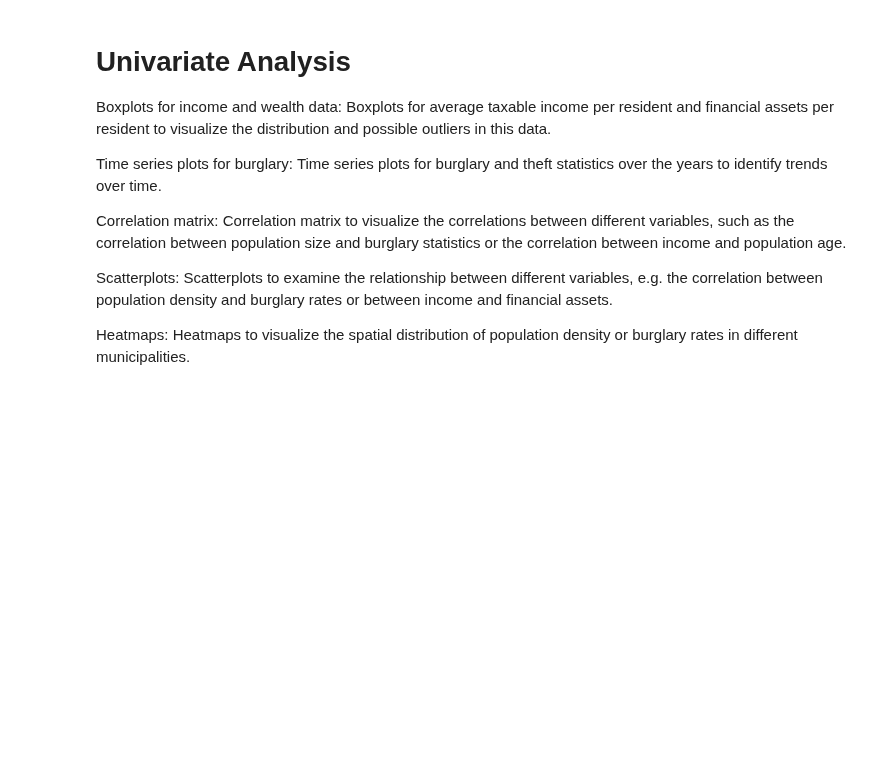
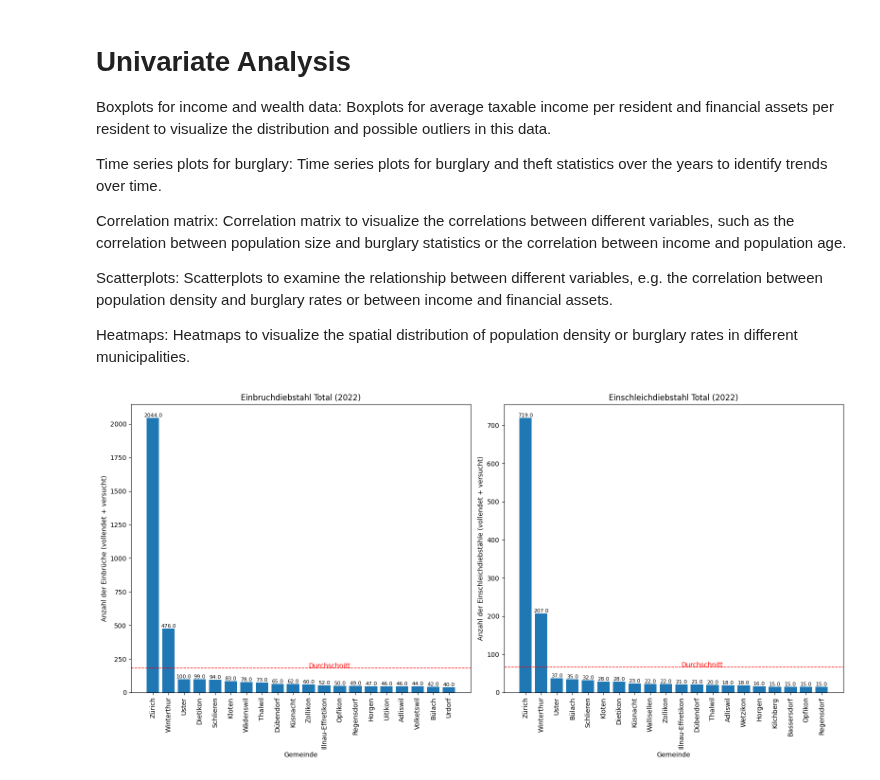
Before and after one commit to nvinto404/Data-Science-Project-Burglary-Statistics-Zurich, a Jupyter notebook: EDA.ipynb, the cells around one changed output. Saved outputs shown, nothing was run; the diff lists cells and outputs as text; code cells hidden in the pictures; blank space fills up the shorter version.

```diff
--- a/EDA.ipynb
+++ b/EDA.ipynb
@@ -179,4 +180,57 @@ Correlation matrix: Correlation matrix to visualize the correlations between dif
 Scatterplots: Scatterplots to examine the relationship between different variables, e.g. the correlation between population density and burglary rates or between income and financial assets.
 
 Heatmaps: Heatmaps to visualize the spatial distribution of population density or burglary rates in different municipalities.
+# %%
+# Replace "nan" with "Zürich" in the Gemeindename column for the year 2022
+df_2022['Gemeindename'] = df_2022['Gemeindename'].replace('nan', 'Zürich')
+
+# Sortieren nach Einbruchdiebstahl_Total und Einschleichdiebstahl_Total, um die Top 20 Gemeinden zu finden
+df_sorted_by_einbruch = df_2022.sort_values(by='Einbruchdiebstahl_Total', ascending=False).head(20)
+df_sorted_by_einschleich = df_2022.sort_values(by='Einschleichdiebstahl_Total', ascending=False).head(20)
+
+# Gemeinden mit den höchsten Einbruchszahlen für Einbruchdiebstahl_Total und Einschleichdiebstahl_Total
+top_einbruch_gemeinden = df_sorted_by_einbruch['Gemeindename'].astype(str)
+top_einschleich_gemeinden = df_sorted_by_einschleich['Gemeindename'].astype(str)
+
+## Replace 'nan' with 'Zürich' in the Gemeindename list for plotting
+top_einbruch_gemeinden = ['Zürich' if gemeinde == 'nan' else gemeinde for gemeinde in top_einbruch_gemeinden]
+top_einschleich_gemeinden = ['Zürich' if gemeinde == 'nan' else gemeinde for gemeinde in top_einschleich_gemeinden]
+
+# Erstellen der Balkendiagramme mit größerer Größe
+plt.figure(figsize=(16, 8))
+
+# Balkendiagramm für Einbruchdiebstahl_Total
+plt.subplot(1, 2, 1)
+bars1 = plt.bar(range(len(top_einbruch_gemeinden)), df_sorted_by_einbruch['Einbruchdiebstahl_Total'])
+plt.xlabel('Gemeinde')
+plt.ylabel('Anzahl der Einbrüche (vollendet + versucht)')
+plt.title('Einbruchdiebstahl Total (2022)')
+plt.xticks(range(len(top_einbruch_gemeinden)), top_einbruch_gemeinden, rotation=90)
+plt.axhline(df_sorted_by_einbruch['Einbruchdiebstahl_Total'].mean(), color='red', linestyle='dashed', linewidth=1)
+plt.text(len(top_einbruch_gemeinden)//2, df_sorted_by_einbruch['Einbruchdiebstahl_Total'].mean(), 'Durchschnitt', color='red')
+
+# Adding labels above each bar with smaller font size
+for bar in bars1:
+    yval = bar.get_height()
+    plt.text(bar.get_x() + bar.get_width()/2, yval, round(yval, 2), ha='center', va='bottom', fontsize=8)
+
+# Balkendiagramm für Einschleichdiebstahl_Total
+plt.subplot(1, 2, 2)
+bars2 = plt.bar(range(len(top_einschleich_gemeinden)), df_sorted_by_einschleich['Einschleichdiebstahl_Total'])
+plt.xlabel('Gemeinde')
+plt.ylabel('Anzahl der Einschleichdiebstähle (vollendet + versucht)')
+plt.title('Einschleichdiebstahl Total (2022)')
+plt.xticks(range(len(top_einschleich_gemeinden)), top_einschleich_gemeinden, rotation=90)
+plt.axhline(df_sorted_by_einschleich['Einschleichdiebstahl_Total'].mean(), color='red', linestyle='dashed', linewidth=1)
+plt.text(len(top_einschleich_gemeinden)//2, df_sorted_by_einschleich['Einschleichdiebstahl_Total'].mean(), 'Durchschnitt', color='red')
+
+# Adding labels above each bar with smaller font size
+for bar in bars2:
+    yval = bar.get_height()
+    plt.text(bar.get_x() + bar.get_width()/2, yval, round(yval, 2), ha='center', va='bottom', fontsize=8)
+
+plt.tight_layout()
+plt.show()
+# %% [output]
+[figure, added]
 # %%
```
Also changed, not shown: parts of 3 cells of this notebook.
